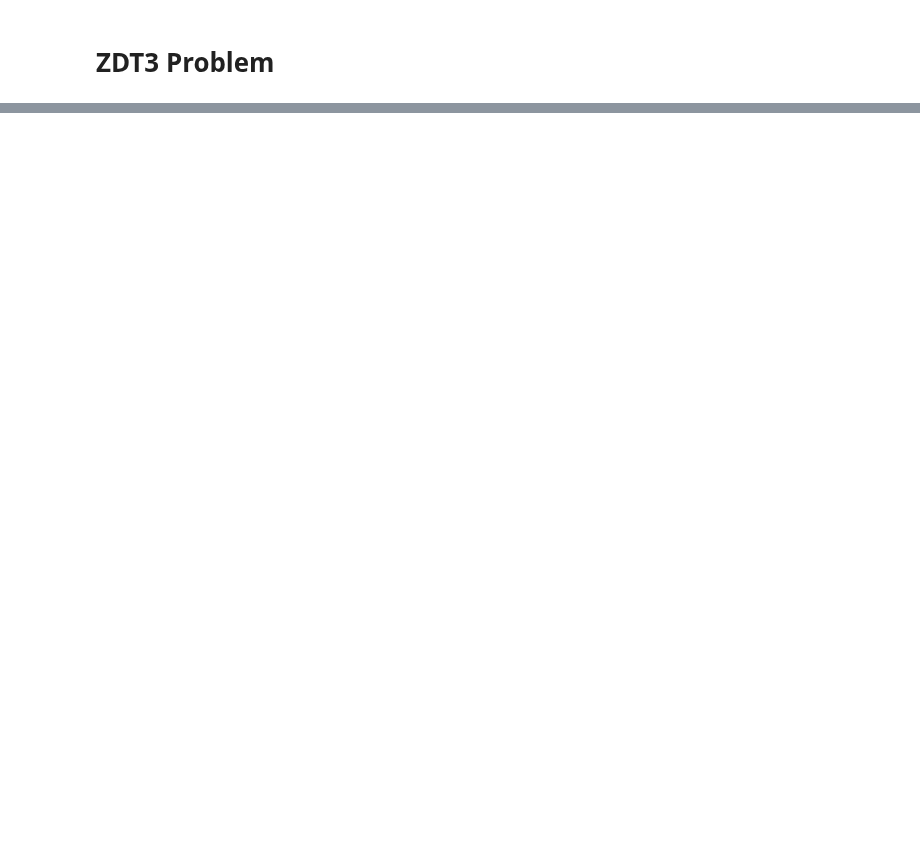
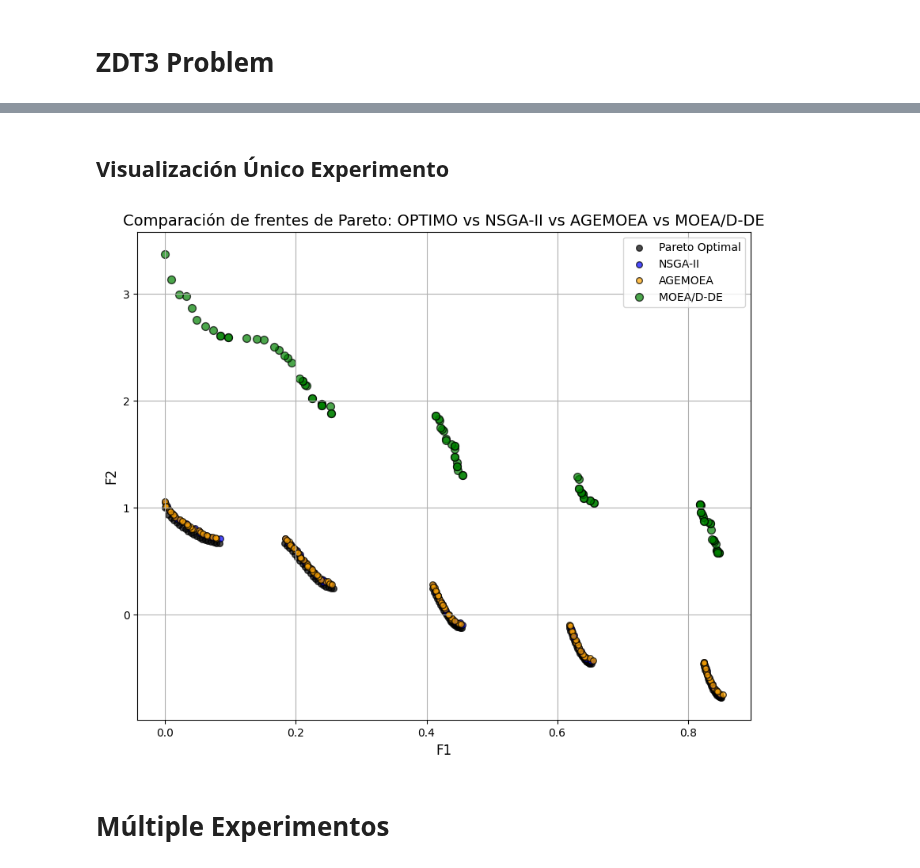
Before and after one commit to JorgeDC01/EMOC, a Jupyter notebook: H2/ZDT3.ipynb, the cells around one changed output, grey strips where cells are left out. Saved outputs shown, nothing was run; the diff lists cells and outputs as text; code cells hidden in the pictures; blank space fills up the shorter version.

```diff
--- a/H2/ZDT3.ipynb
+++ b/H2/ZDT3.ipynb
@@ -20,0 +313,35 @@ plot(problem.pareto_front(), no_fill=True)
+# %% [markdown]
+## Visualización Único Experimento
+# %%
+#### VISUALIZACIÓN FRENTES DE PARETO ####
+
+plt.figure(figsize=(10, 8))
+
+# frente de Pareto Optimo
+plt.scatter(pareto_optimal[:, 0], pareto_optimal[:, 1], color='black', alpha=0.7, label="Pareto Optimal", edgecolors='black', s=30)
+
+# frente de Pareto obtenido por NSGA-II
+plt.scatter(res_nsgaii.F[:, 0], res_nsgaii.F[:, 1], color='blue', alpha=0.7, label="NSGA-II", edgecolors='black', s=30)
+
+# frente de Pareto obtenido por AGEMOEA
+plt.scatter(res_agemoea.F[:, 0], res_agemoea.F[:, 1], color='orange', alpha=0.7, label="AGEMOEA", edgecolors='black', s=30)
+
+# frente de Pareto obtenido por MOEA/D-DE
+plt.scatter(res_moeadde[:, 0], res_moeadde[:, 1], label="MOEA/D-DE ", color='green', alpha=0.7, edgecolors='black', s=50)
+
+
+# Etiquetas
+plt.xlabel('F1', fontsize=12)
+plt.ylabel('F2', fontsize=12)
+plt.title('Comparación de frentes de Pareto: OPTIMO vs NSGA-II vs AGEMOEA vs MOEA/D-DE', fontsize=14)
+
+# Leyenda
+plt.legend()
+
+# Mostrar el gráfico
+plt.grid(True)
+plt.show()
+# %% [output]
+[figure, added]
+# %% [markdown]
+# **Múltiple Experimentos**
```
Also changed, not shown: parts of 16 cells of this notebook.
